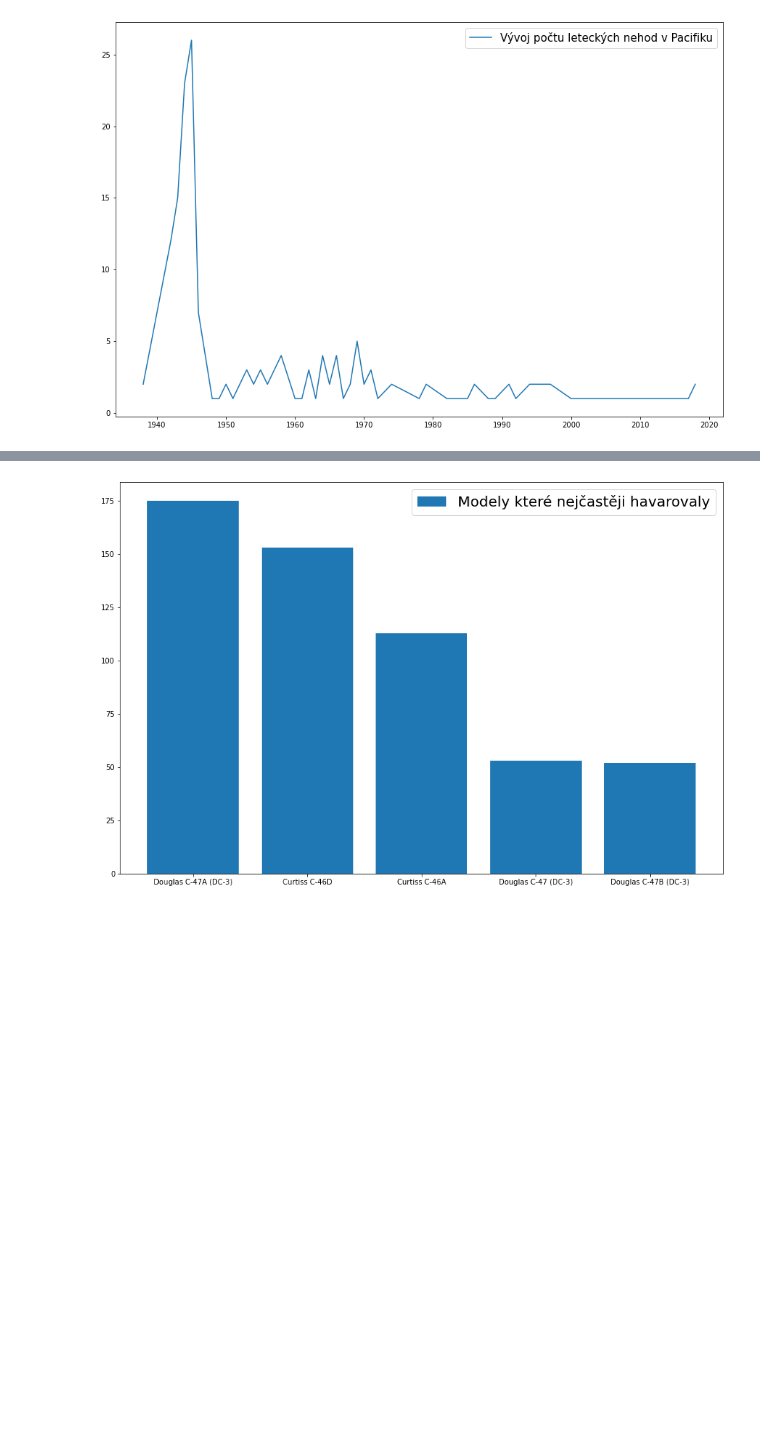
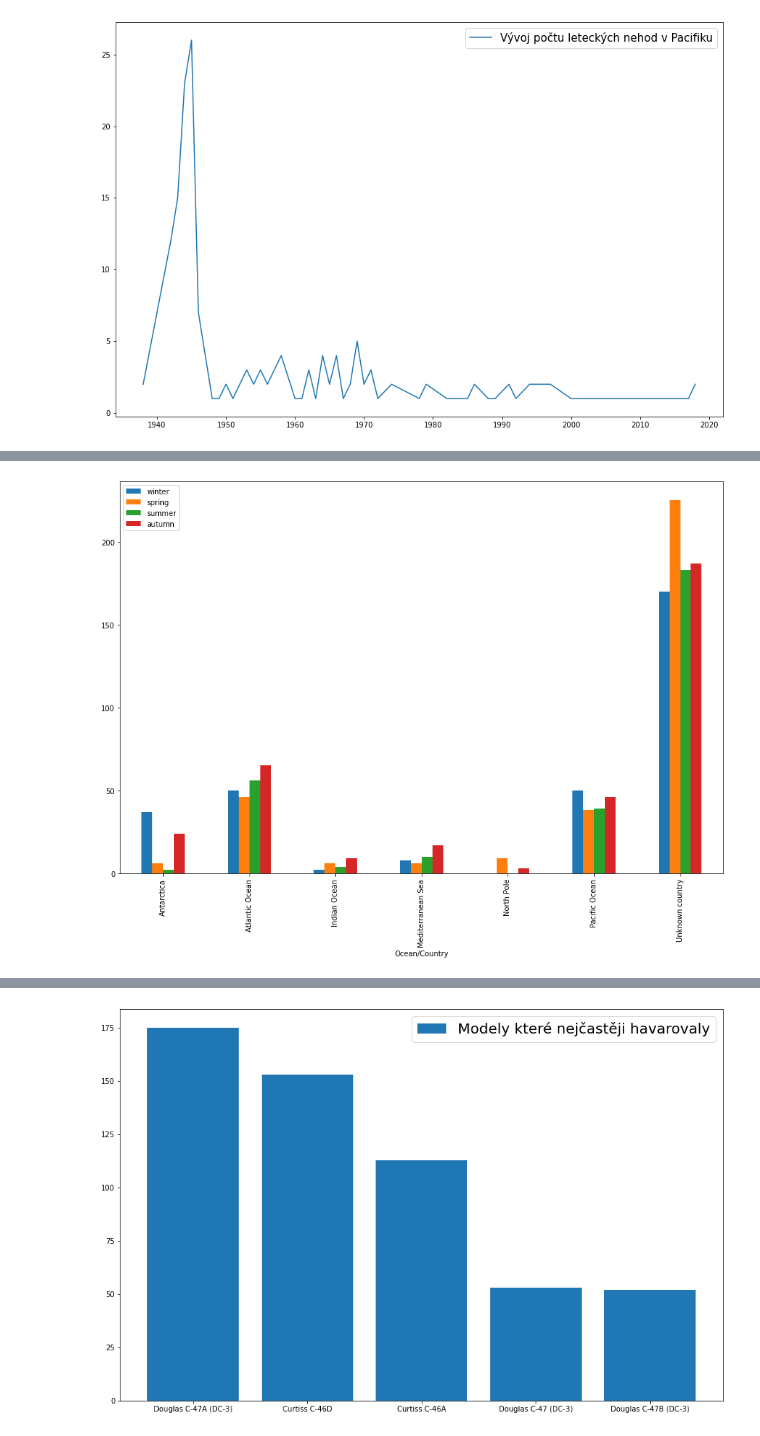
Before and after one commit to DoctorDehi/UJEP_MSW, a Jupyter notebook: msw_2.ipynb, the cells around one changed output, grey strips where cells are left out. Saved outputs shown, nothing was run; the diff lists cells and outputs as text; code cells hidden in the pictures; blank space fills up the shorter version.

```diff
--- a/msw_2.ipynb
+++ b/msw_2.ipynb
@@ -153,0 +154,13 @@ plt.show()
+# %%
+# prehlednejsi graf
+df_data = {
+    "winter": winter,
+    "spring": spring,
+    "summer": summer,
+    "autumn": autumn
+}
+df = pd.DataFrame(df_data, columns=["winter", "spring", "summer", "autumn"])
+df.plot.bar(figsize=(15, 10))
+plt.show()
+# %% [output]
+[figure, added]
```
Also changed, not shown: parts of 2 cells of this notebook, 6 other files.
